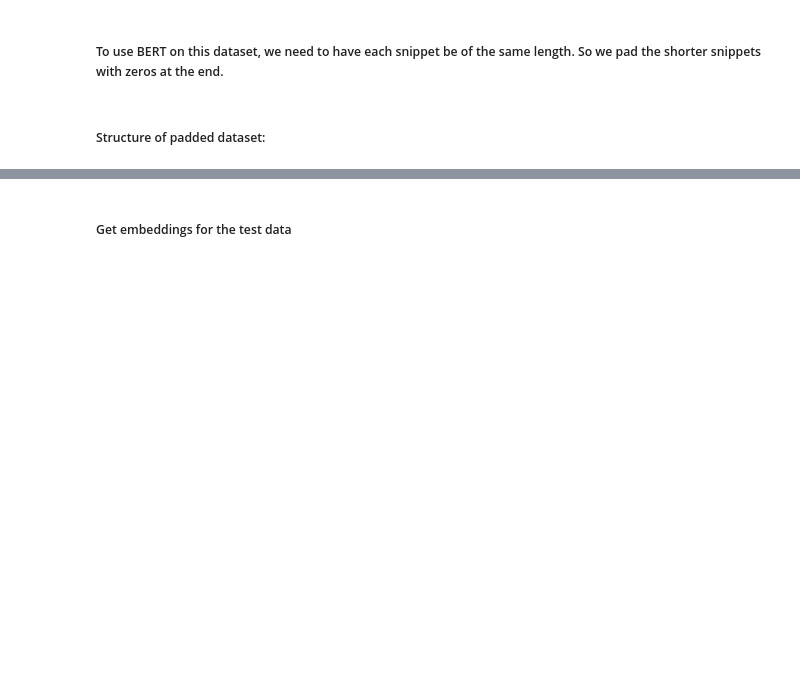
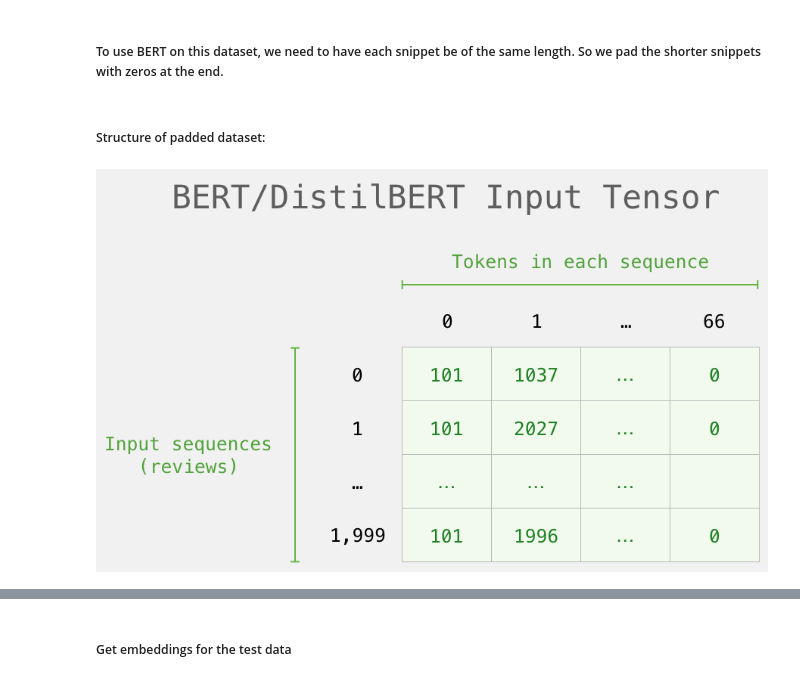
Before and after one commit to hadam1993/Industrial_Math, a Jupyter notebook: MovieReviewSentiment.ipynb, the cells around one changed output, grey strips where cells are left out. Cells and saved outputs as stored; diff of their text form; code cells hidden in the pictures; blank space fills up the shorter version.

```diff
--- a/MovieReviewSentiment.ipynb
+++ b/MovieReviewSentiment.ipynb
@@ -108,5 +128,9 @@ sample_padded, sample_len = pad_token_list(sample_tokenized.values)
 test_padded, test_len = pad_token_list(test_tokenized.values)
 # %% [markdown]
 ##### Structure of padded dataset:
+# %%
+Image("images/bert-input-tensor.png")
+# %% [output]
+[figure, added]
 # %%
 sample_padded[0]
```
Also changed, not shown: parts of 12 cells of this notebook, 8 other files.
